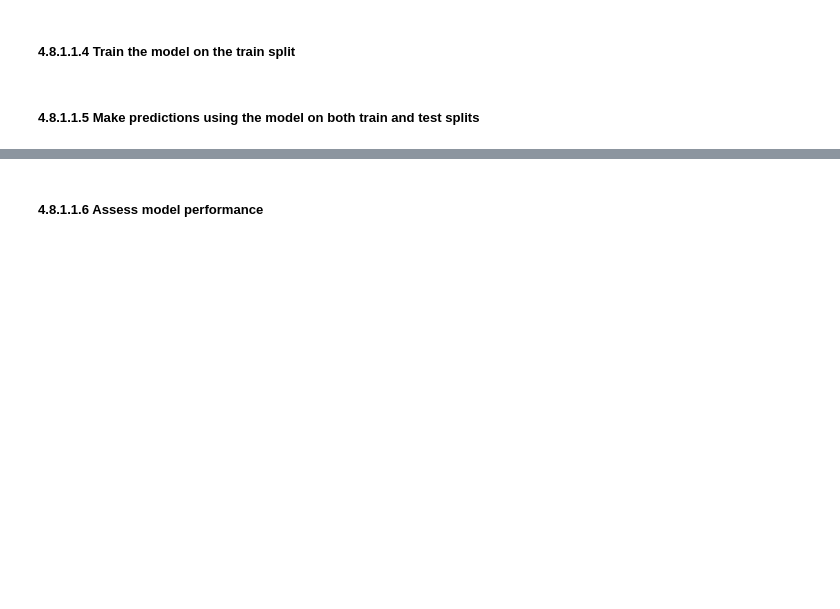
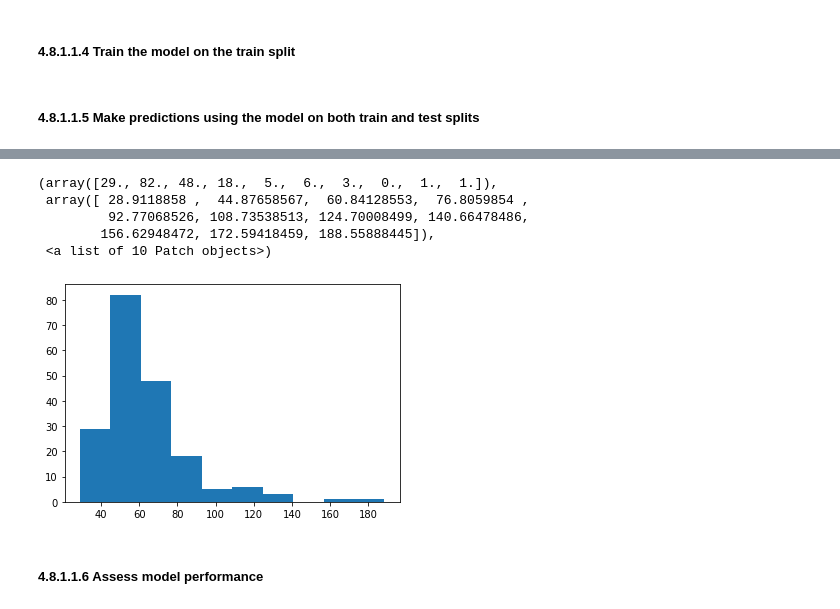
Before and after one commit to dlashuel/DataScienceGuidedCapstone, a Jupyter notebook: Notebooks/04_preprocessing_and_training.ipynb, the cells around one changed output, grey strips where cells are left out. Drawn from its saved outputs; the diff is of its cells as text; code cells hidden in the pictures; blank space fills up the shorter version.

```diff
--- a/Notebooks/04_preprocessing_and_training.ipynb
+++ b/Notebooks/04_preprocessing_and_training.ipynb
@@ -560,3 +639,12 @@ y_te_pred = lm.predict(X_te_scaled)
+# %%
+plt.hist(y_tr_pred)
+# %% [output]
+(array([29., 82., 48., 18.,  5.,  6.,  3.,  0.,  1.,  1.]),
+ array([ 28.9118858 ,  44.87658567,  60.84128553,  76.8059854 ,
+         92.77068526, 108.73538513, 124.70008499, 140.66478486,
+        156.62948472, 172.59418459, 188.55888445]),
+ <a list of 10 Patch objects>)
+[figure, added]
 # %% [markdown]
 ##### 4.8.1.1.6 Assess model performance<a id='4.8.1.1.6_Assess_model_performance'></a>
 # %%
```
Also changed, not shown: parts of 54 cells of this notebook, 7 other files.
